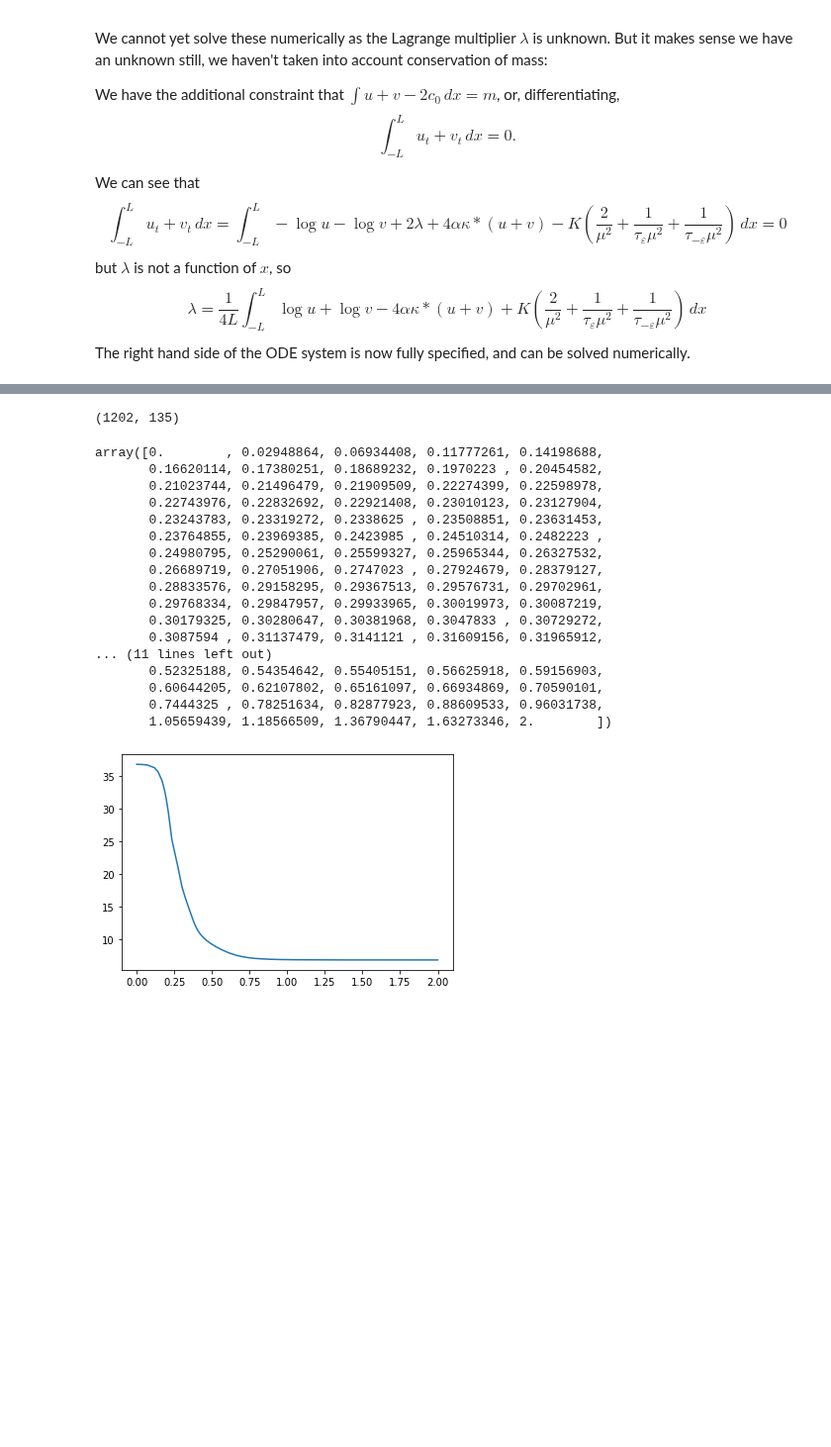
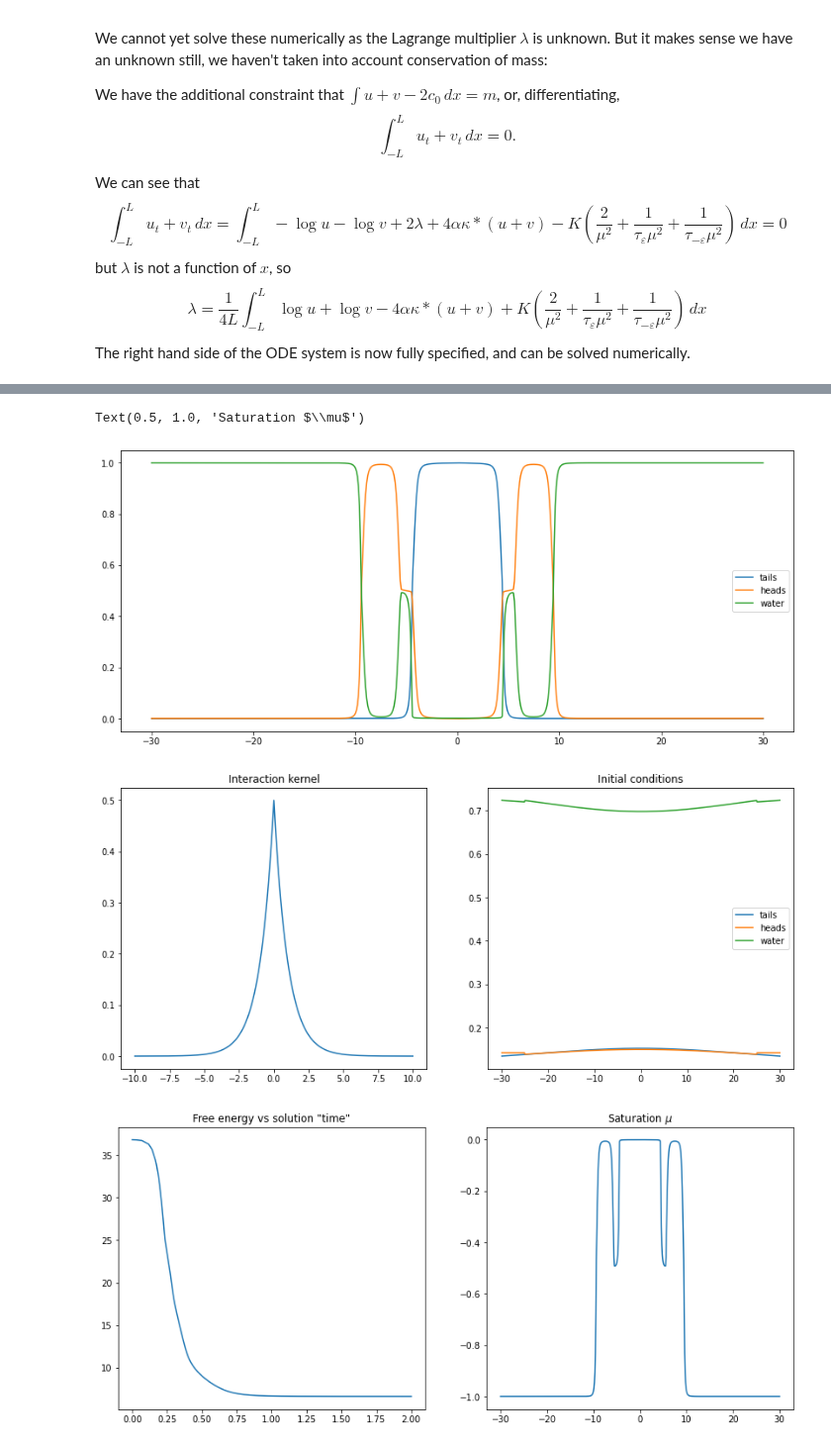
Before and after one commit to rgbrown/lipids, a Jupyter notebook: notebooks/1D Lipids.ipynb, the cells around one changed output, grey strips where cells are left out. Shown at 99% size. Cells and saved outputs as stored; diff of their text form; code cells hidden in the pictures; blank space fills up the shorter version.

Commit message:
Tidied everything in notebook up

```diff
--- a/notebooks/1D Lipids.ipynb
+++ b/notebooks/1D Lipids.ipynb
@@ -232,10 +193,0 @@ Need to use an implicit solver. This could very likely be significantly sped up,
-# %%
-from scipy.integrate import solve_ivp
-
-y0 = np.concatenate((u0, v0))
-soln = solve_ivp(rhs_bp, (0, 2), y0, method='Radau')
-
-# Plot the solution
-u = soln.y[0:N, -1]
-v = soln.y[N:, -1]
-plot_solution(u, v)
@@ -272,29 +194,37 @@ plt.plot(x, mu)
-# %%
-print(soln.y.shape)
-F = []
-for idx in range(soln.y.shape[1]):
-    u, v = get_uv_by_index(soln, idx)
-    F.append(free_energy(u, v))
-F = np.array(F)
-plt.plot(soln.t, F)
-soln.t
-# %% [output]
-(1202, 135)
-array([0.        , 0.02948864, 0.06934408, 0.11777261, 0.14198688,
-       0.16620114, 0.17380251, 0.18689232, 0.1970223 , 0.20454582,
-       0.21023744, 0.21496479, 0.21909509, 0.22274399, 0.22598978,
-       0.22743976, 0.22832692, 0.22921408, 0.23010123, 0.23127904,
-       0.23243783, 0.23319272, 0.2338625 , 0.23508851, 0.23631453,
-       0.23764855, 0.23969385, 0.2423985 , 0.24510314, 0.2482223 ,
-       0.24980795, 0.25290061, 0.25599327, 0.25965344, 0.26327532,
-       0.26689719, 0.27051906, 0.2747023 , 0.27924679, 0.28379127,
-       0.28833576, 0.29158295, 0.29367513, 0.29576731, 0.29702961,
-       0.29768334, 0.29847957, 0.29933965, 0.30019973, 0.30087219,
-       0.30179325, 0.30280647, 0.30381968, 0.3047833 , 0.30729272,
-       0.3087594 , 0.31137479, 0.3141121 , 0.31609156, 0.31965912,
-... (11 lines left out)
-       0.52325188, 0.54354642, 0.55405151, 0.56625918, 0.59156903,
-       0.60644205, 0.62107802, 0.65161097, 0.66934869, 0.70590101,
-       0.7444325 , 0.78251634, 0.82877923, 0.88609533, 0.96031738,
-       1.05659439, 1.18566509, 1.36790447, 1.63273346, 2.        ])
-[figure, removed]
+# %%
+# Plot everything
+def plot_solution(u, v):
+    tails = u + v
+    heads = tau_e_minus(u) + tau_e_plus(v)
+    water = 1 - heads - tails
+    plt.plot(x, tails, x, heads, x, water)
+    plt.legend(('tails', 'heads', 'water'))
+
+plt.figure(figsize=(14, 6))
+u = soln.y[:N, -1]
+v = soln.y[N:, -1]
+plot_solution(u, v)
+
+plt.subplots(1,2, figsize=(14,6))
+plt.subplot(1,2,1)
+plt.plot(x_ker, kappa)
+plt.title("Interaction kernel")
+
+plt.subplot(1,2,2)
+plot_solution(u0, v0)
+plt.title('Initial conditions')
+
+plt.subplots(1,2, figsize=(14, 6))
+plt.subplot(1,2,1)
+plt.plot(soln.t, F)
+plt.title("Free energy vs solution \"time\"")
+
+mu = u + tau_e_minus(u) + v + tau_e_plus(v) - 1
+plt.subplot(1,2,2)
+plt.plot(x, mu)
+plt.title("Saturation $\mu$")
+# %% [output]
+Text(0.5, 1.0, 'Saturation $\\mu$')
+[figure, added]
+[figure, added]
+[figure, added]
```
Also changed, not shown: parts of 15 cells of this notebook.
